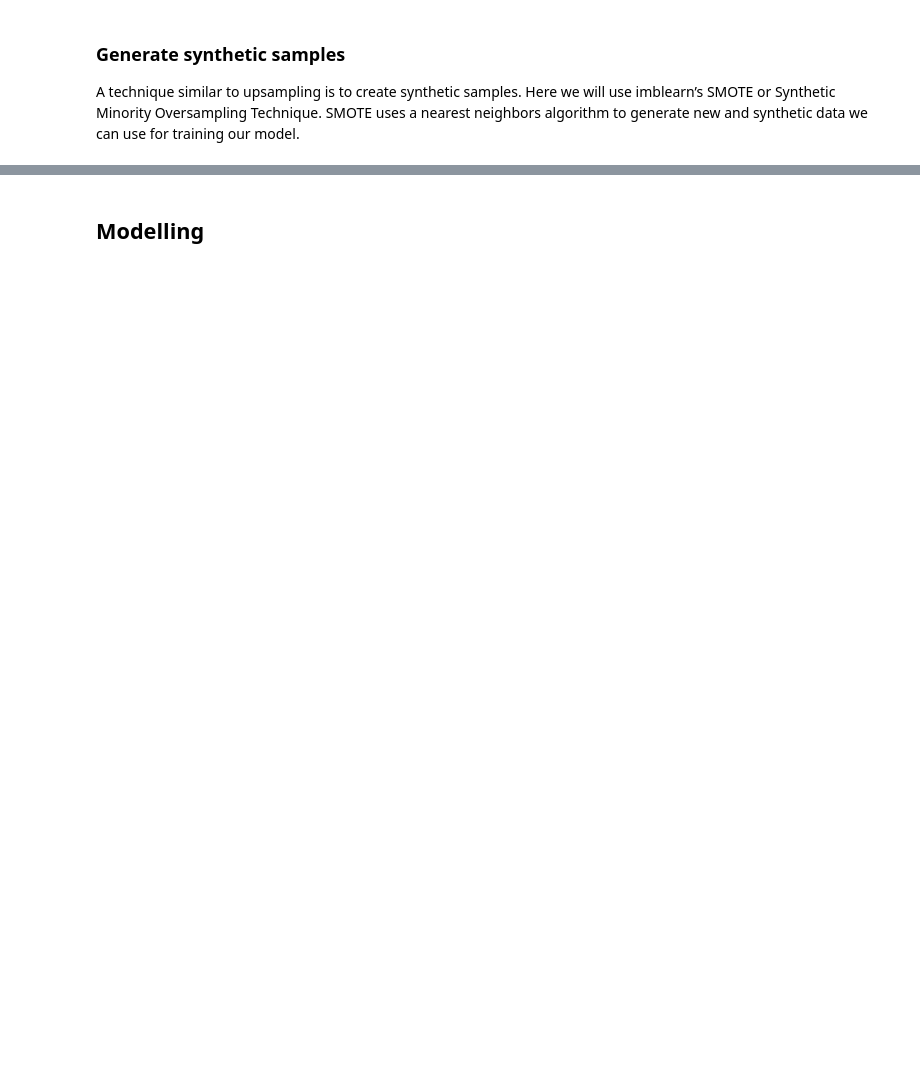
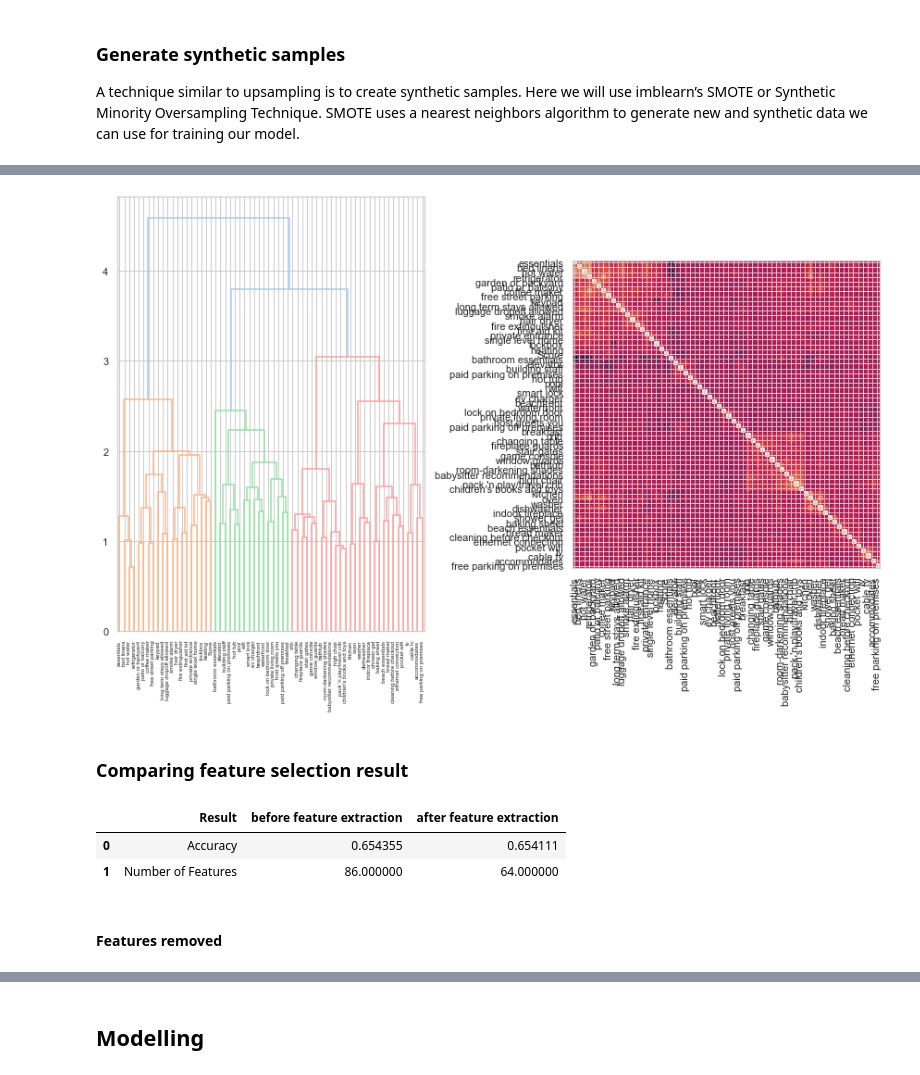
Before and after one commit to LingxingG/Data-Mining-Project, a Jupyter notebook: pre_processing/SafeIndex/Merging safe index to data.ipynb, the cells around one changed output, grey strips where cells are left out. Drawn from its saved outputs; the diff is of its cells as text; code cells hidden in the pictures; blank space fills up the shorter version.

```diff
--- a/pre_processing/SafeIndex/Merging safe index to data.ipynb
+++ b/pre_processing/SafeIndex/Merging safe index to data.ipynb
@@ -464,0 +612,28 @@ recall_score(y_test, smote_pred)
+# %%
+fig, (ax1, ax2) = plt.subplots(1, 2, figsize=(12, 8))
+corr = spearmanr(X_final.iloc[:, selected_features]).correlation
+corr_linkage = hierarchy.ward(corr)
+dendro = hierarchy.dendrogram(
+    corr_linkage, labels=labelling2.tolist(), ax=ax1, leaf_rotation=90
+)
+dendro_idx = np.arange(0, len(dendro['ivl']))
+
+ax2.imshow(corr[dendro['leaves'], :][:, dendro['leaves']])
+ax2.set_xticks(dendro_idx)
+ax2.set_yticks(dendro_idx)
+ax2.set_xticklabels(dendro['ivl'], rotation='vertical')
+ax2.set_yticklabels(dendro['ivl'])
+fig.tight_layout()
+plt.show()
+# %% [output]
+[figure, added]
+# %% [markdown]
+### Comparing feature selection result
+# %%
+pd.DataFrame.from_dict(feature_selection_df)
+# %% [output]
+|  | Result | before feature extraction | after feature extraction |
+| 0 | Accuracy | 0.654355 | 0.654111 |
+| 1 | Number of Features | 86.000000 | 64.000000 |
+# %% [markdown]
+#### Features removed
```
Also changed, not shown: parts of 52 cells of this notebook, 5 other files.
